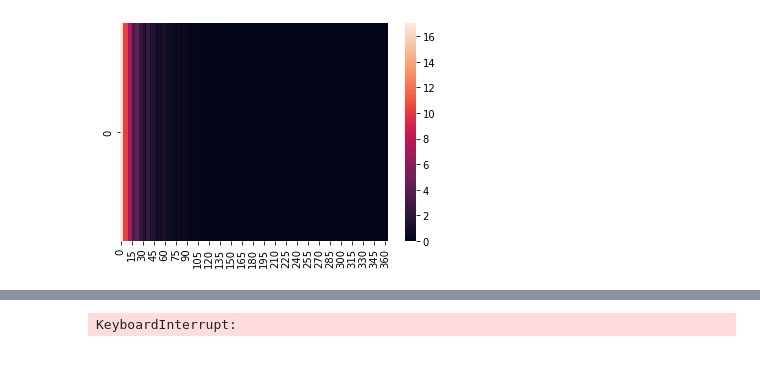
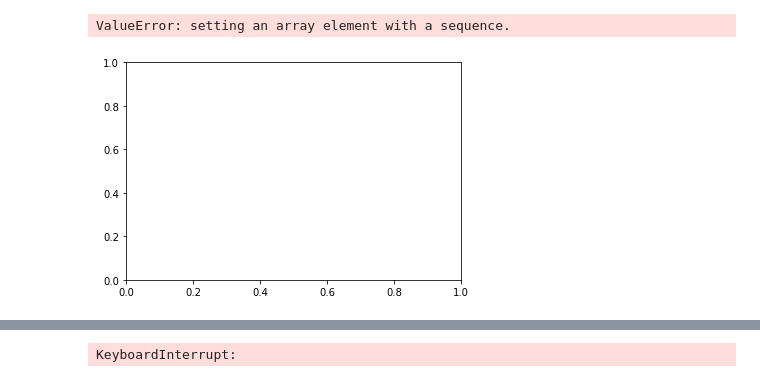
Before and after one commit to tbuelles/PicML, a Jupyter notebook: ipynb/PicML.ipynb, the cells around one changed output, grey strips where cells are left out. Drawn from its saved outputs; the diff is of its cells as text; code cells hidden in the pictures.

```diff
--- a/ipynb/PicML.ipynb
+++ b/ipynb/PicML.ipynb
@@ -107,22 +107,22 @@ def train_val_csv(df, n=24, unique=True, seed=1):
     val.to_csv(val_file, index=False)
 # %%
 # DATA
-df = pd.read_csv("../data/Pic4319.csv", converters={"matrix":literal_eval}, header=None, names=["matrix", "pic"])
-n = 100
-train_val_csv(df, n=n, unique=False)
+# df = pd.read_csv("../data/Pic4319.csv", converters={"matrix":literal_eval}, header=None, names=["matrix", "pic"])
+# n = 100
+# train_val_csv(df, n=n, unique=False)
 # sage
 # input_file_paths = {"../data/train100_unique_False_seed1.csv", "../data/val100_unique_False_seed1.csv"}
 # %run -i pluecker.py
 
 # PLUECKER REPRESENTATION
-# pluecker_train = pd.read_csv("../data/pluecker_train24_seed1.csv", converters={"matrix": literal_eval, "pluecker": literal_eval})
-# pluecker_val = pd.read_csv("../data/pluecker_val24_seed1.csv", converters={"matrix": literal_eval, "pluecker": literal_eval})
+# train_100 = pd.read_csv("../data/pluecker_train100_unique_False_seed1.csv", converters={"matrix": literal_eval, "pluecker": literal_eval})
+# val_100 = pd.read_csv("../data/pluecker_val100_unique_False_seed1.csv", converters={"matrix": literal_eval, "pluecker": literal_eval})
 
 # NUMBER OF VERTICES
-# pluecker_train, pluecker_val = vert(pluecker_train), vert(pluecker_val)
+train_100, val_100 = vert(train_100), vert(val_100)
 
 # PAD
-# pluecker_train, pluecker_val = pad(pluecker_train), pad(pluecker_val)
+train_100, val_100 = pad(train_100), pad(val_100)
 
 # MATRIX REPRESENTATION
 # df_100 = augment_unique(df, n=100)
@@ -136,11 +136,12 @@ train_val_csv(df, n=n, unique=False)
 # %%
 # HEAT MAP
 fig, ax = plt.subplots()
-sample = X_train.sample(n=1000)
-sn.heatmap([np.square(X_train).mean()], ax=ax)
+sample = train_100.sample(n=1000)["pad"]
+sn.heatmap([sample], ax=ax)
 plt.show()
 # %% [output]
+ValueError: setting an array element with a sequence.
-[figure, old version]
+[figure, new version]
 # %%
 # Multiclass classification with CNN
 
```
Also changed, not shown: parts of 2 cells of this notebook, 1 other file.
